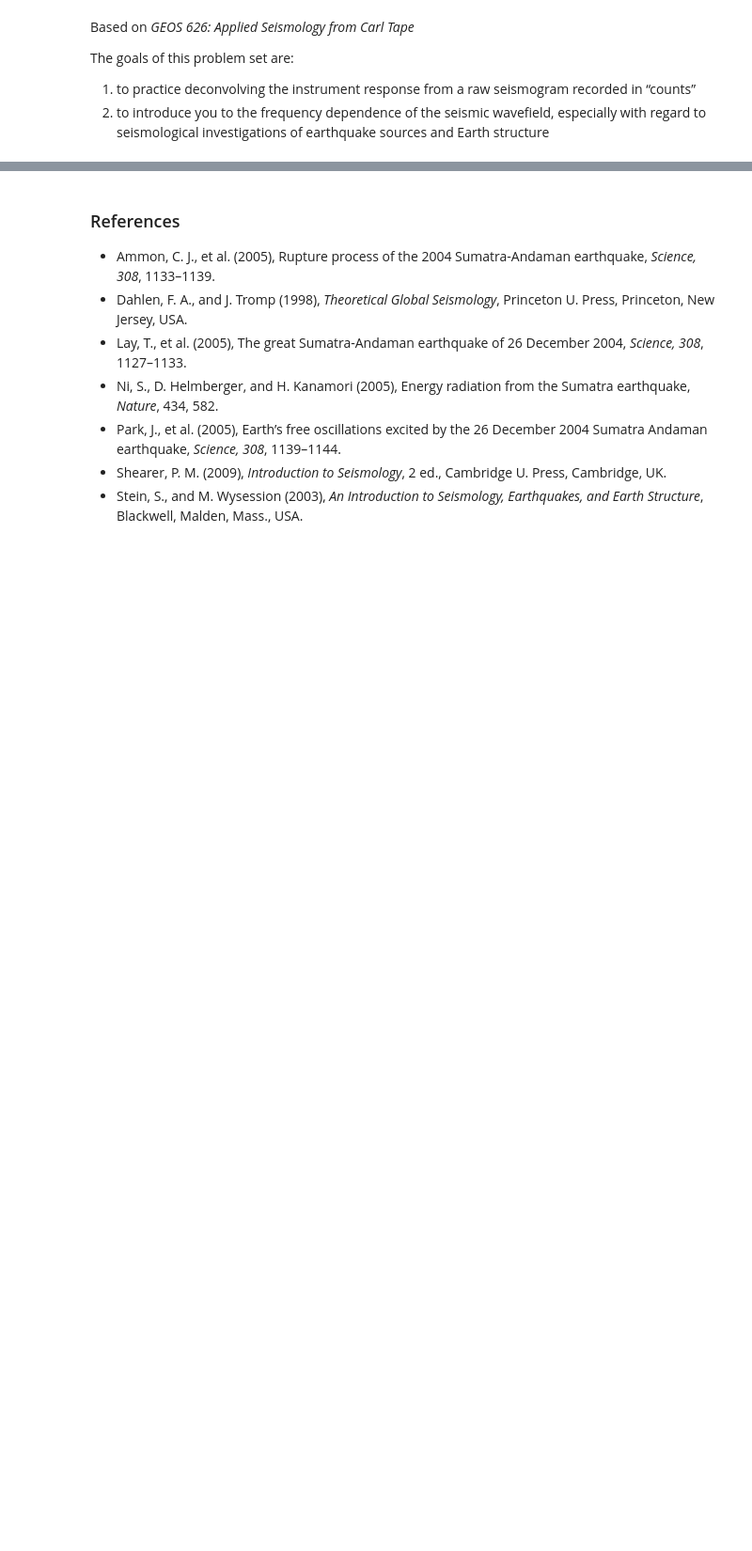
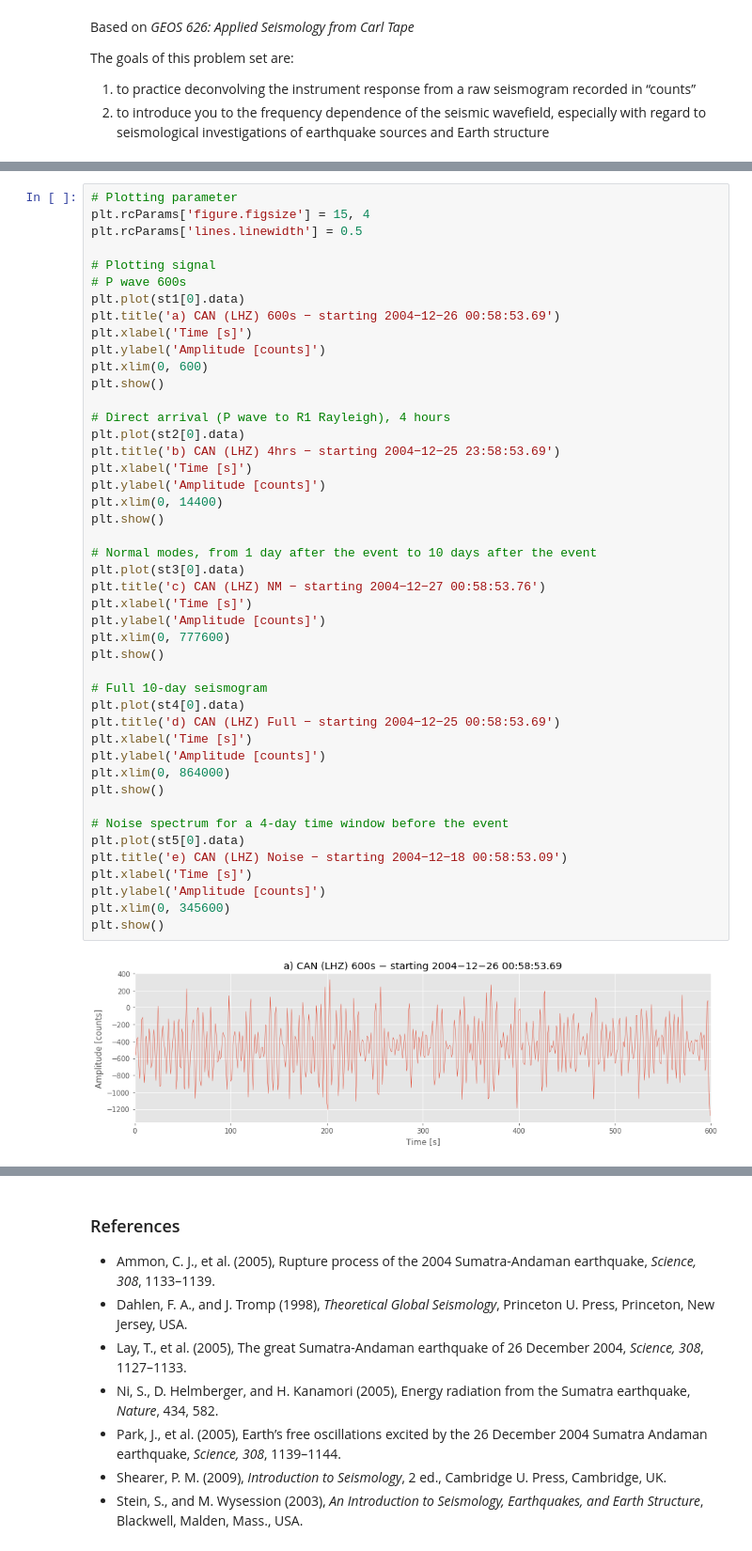
Before and after one commit to heinerigel/2017-JupyterNotebooksForGeophysics, a Jupyter notebook: Notebooks/05_SumatraEarthquake/Sumatra_PartA_presentation/SumatraA_Problem3.ipynb, the cells around one changed output, grey strips where cells are left out. Shown at 94% size. Drawn from its saved outputs; the diff is of its cells as text; blank space fills up the shorter version.

```diff
--- a/Notebooks/05_SumatraEarthquake/Sumatra_PartA_presentation/SumatraA_Problem3.ipynb
+++ b/Notebooks/05_SumatraEarthquake/Sumatra_PartA_presentation/SumatraA_Problem3.ipynb
@@ -158,0 +94,47 @@ plt.show()
+# %%
+# Plotting parameter
+plt.rcParams['figure.figsize'] = 15, 4
+plt.rcParams['lines.linewidth'] = 0.5
+
+# Plotting signal
+# P wave 600s
+plt.plot(st1[0].data)
+plt.title('a) CAN (LHZ) 600s − starting 2004−12−26 00:58:53.69')
+plt.xlabel('Time [s]')
+plt.ylabel('Amplitude [counts]')
+plt.xlim(0, 600)
+plt.show()
+
+# Direct arrival (P wave to R1 Rayleigh), 4 hours
+plt.plot(st2[0].data)
+plt.title('b) CAN (LHZ) 4hrs − starting 2004−12−25 23:58:53.69')
+plt.xlabel('Time [s]')
+plt.ylabel('Amplitude [counts]')
+plt.xlim(0, 14400)
+plt.show()
+
+# Normal modes, from 1 day after the event to 10 days after the event
+plt.plot(st3[0].data)
+plt.title('c) CAN (LHZ) NM − starting 2004−12−27 00:58:53.76')
+plt.xlabel('Time [s]')
+plt.ylabel('Amplitude [counts]')
+plt.xlim(0, 777600)
+plt.show()
+
+# Full 10-day seismogram
+plt.plot(st4[0].data)
+plt.title('d) CAN (LHZ) Full − starting 2004−12−25 00:58:53.69')
+plt.xlabel('Time [s]')
+plt.ylabel('Amplitude [counts]')
+plt.xlim(0, 864000)
+plt.show()
+
+# Noise spectrum for a 4-day time window before the event
+plt.plot(st5[0].data)
+plt.title('e) CAN (LHZ) Noise − starting 2004−12−18 00:58:53.09')
+plt.xlabel('Time [s]')
+plt.ylabel('Amplitude [counts]')
+plt.xlim(0, 345600)
+plt.show()
+# %% [output]
+[figure, added]
```
Also changed, not shown: parts of 35 cells of this notebook.
